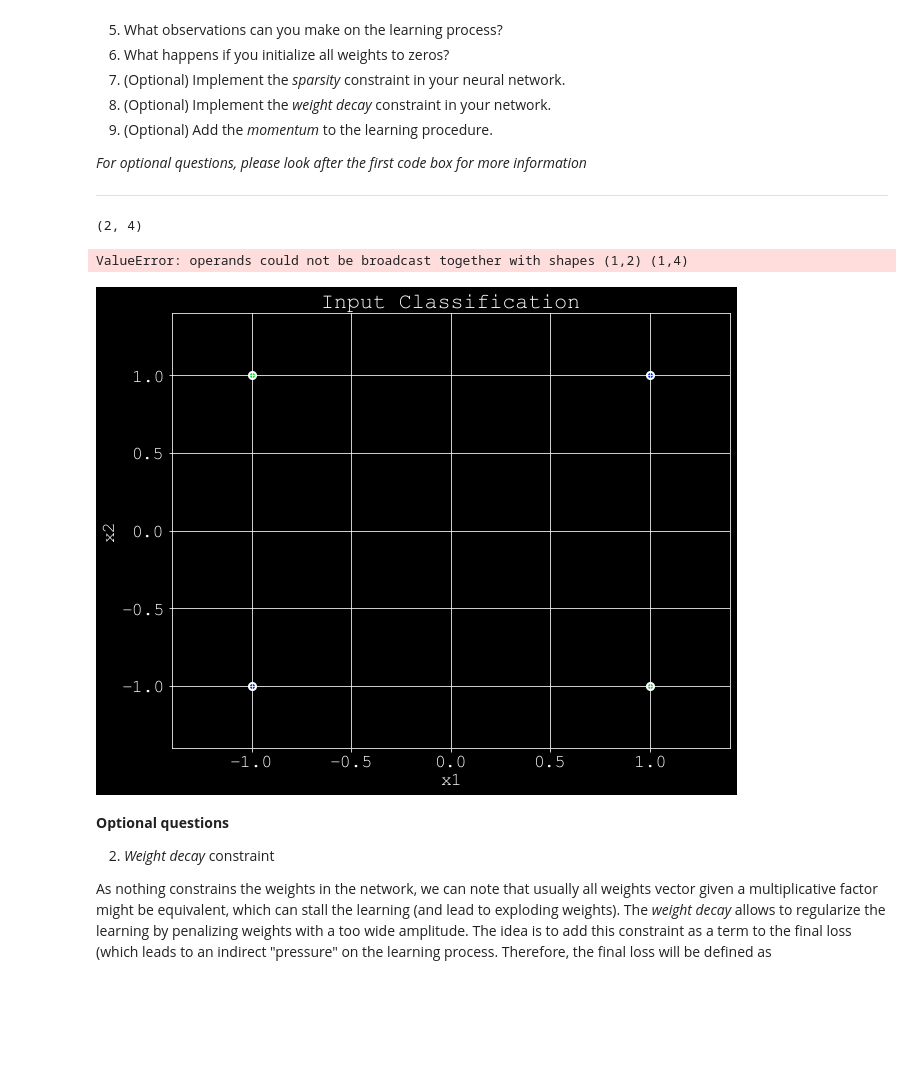
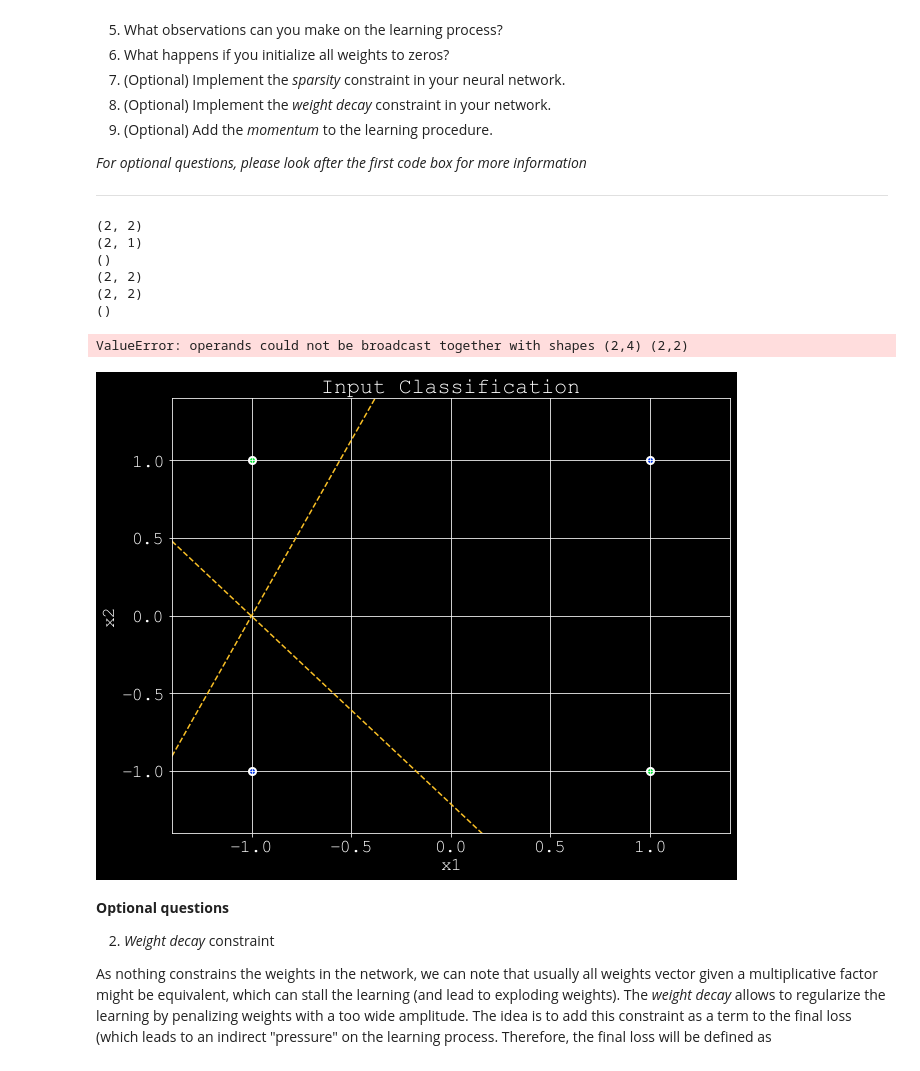
Before and after one commit to malenafouillou/atiam_ml, a Jupyter notebook: 02a_neural_networks.ipynb, the cells around one changed output. Saved outputs shown, nothing was run; the diff lists cells and outputs as text; code cells hidden in the pictures; blank space fills up the shorter version.

```diff
--- a/02a_neural_networks.ipynb
+++ b/02a_neural_networks.ipynb
@@ -314,16 +314,6 @@ weights2 = (np.random.randn(nOutputs, nHiddens) - 0.5)     # 2nd layer weights
 
 bias1 = (np.random.randn(nHiddens, 1) - 0.5)               # 1st layer biases
 bias2 = (np.random.randn(nOutputs, 1) - 0.5)               # 2nd layer biases
-
-z1 = sigmoid(np.dot(weights1, inputs) + bias1)
-z2 = sigmoid(np.dot(weights2, z1) + bias2)
-
-
-grad_w1= (np.ones((2,4))-z1)*z1*z2*(np.ones((2,4))-z1)
-
-print(grad_w1.shape)
-# %% [output]
-(2, 4)
 # %%
 import time
 
@@ -351,40 +341,48 @@ for epoch in range(5000):
 
     #calcul du gradient de l'erreur
     grad_w2 = np.dot(-2*(desired-z2)*z2*([np.ones(4)]-z2),z1.transpose())
-    #grad_w1=
+    grad_w1=np.dot((np.ones((2,4))-z1)*z1*z2*(np.ones(4)-z2),(desired-z2).transpose())*weights2
     #grad1_w1 = np.dot((-2 *(desired-z2)*(z2*([np.ones(4)]-z2))*weights2.transpose()),((z1*([np.ones(4)]-z1))*inputs).transpose())
 
     grad_b2 =np.dot((-2*(desired-z2)),(z2*([np.ones(4)]-z2)).transpose())
-    grad_b1 =(np.dot((-2*(desired-z2))*(z2*([np.ones(4)]-z2)),(z1*([np.ones(4)]-z1)).transpose())*weights2).transpose()
+    grad_b1 =(np.dot((-2*(desired-z2))*(z2*([np.ones(4)]-z2)),(z1*(np.ones((2,4))-z1)).transpose())*weights2).transpose()
 
 
 
     #Ajustement des poids
     weights2 = weights2 - eta * grad_w2
     weights1 = weights1 - eta * grad_w1
 
 
     bias1 = bias1 - eta*grad_b2
     bias2 = bias2 - eta*grad_b1
 
-
+    print(weights1.shape)
+    print(bias1.shape)
+    print(())
     #print('Epoch %3d:  Error = %f' % (epoch, TSS));
     #if TSS < TSS_Limit :
     #    break
     if (epoch - 1 % 20)==0:
         plot_boundary(np.concatenate((bias1, weights1), axis=1), epoch, '--', fig)
 
 
 plot_boundary(np.concatenate((bias1, weights1), axis=1), epoch, '-', fig)
 
 fig2 = plt.figure()
 plt.figure(figsize=(15,5))
 plt.plot(L)
 plt.ylabel("Loss")
 plt.xlabel("epoch")
 # %% [output]
-ValueError: operands could not be broadcast together with shapes (1,2) (1,4)
+(2, 2)
+(2, 1)
+()
+(2, 2)
+(2, 2)
+()
+ValueError: operands could not be broadcast together with shapes (2,4) (2,2)
-[figure, old version]
+[figure, new version]
 # %% [markdown]
 **Optional questions**
 
```
